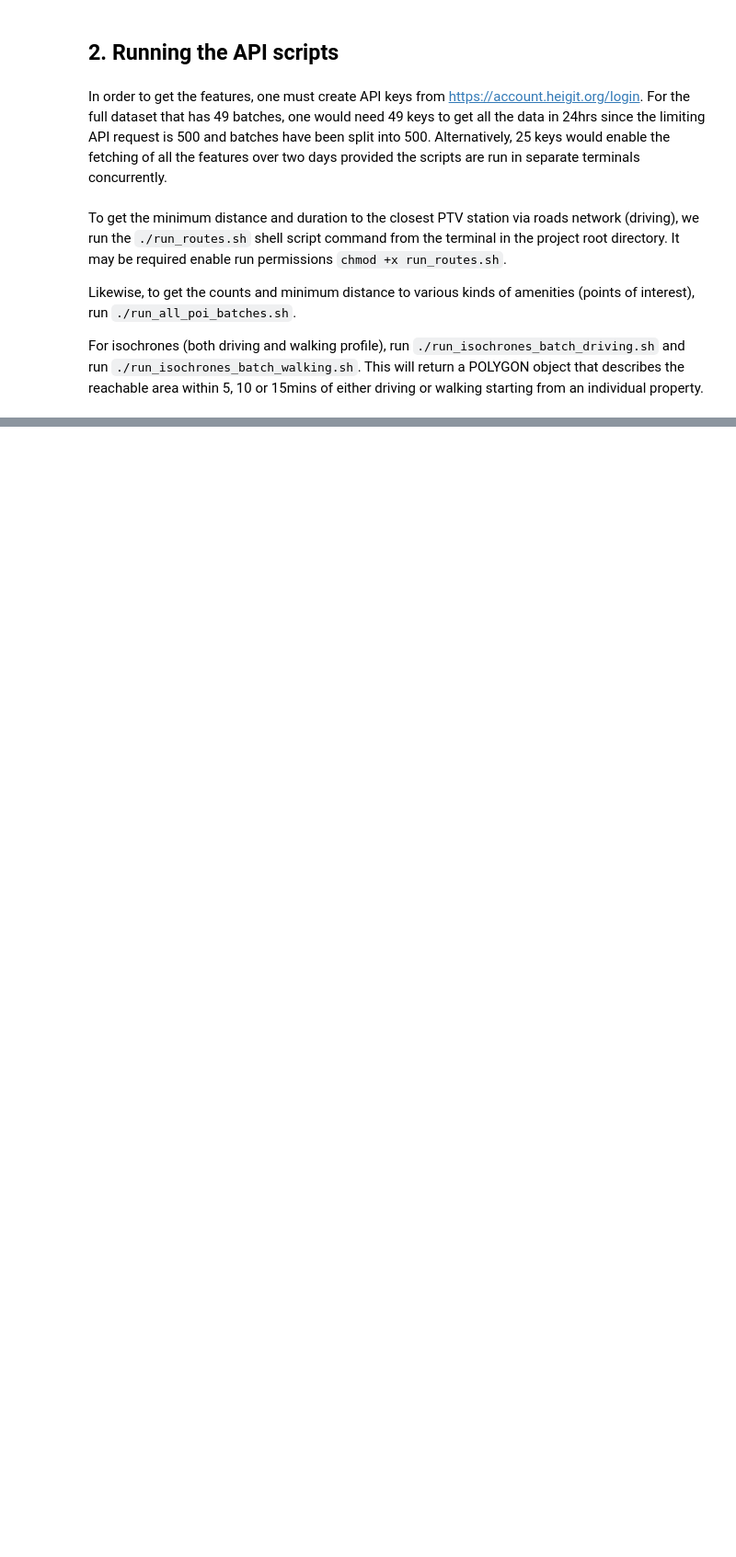
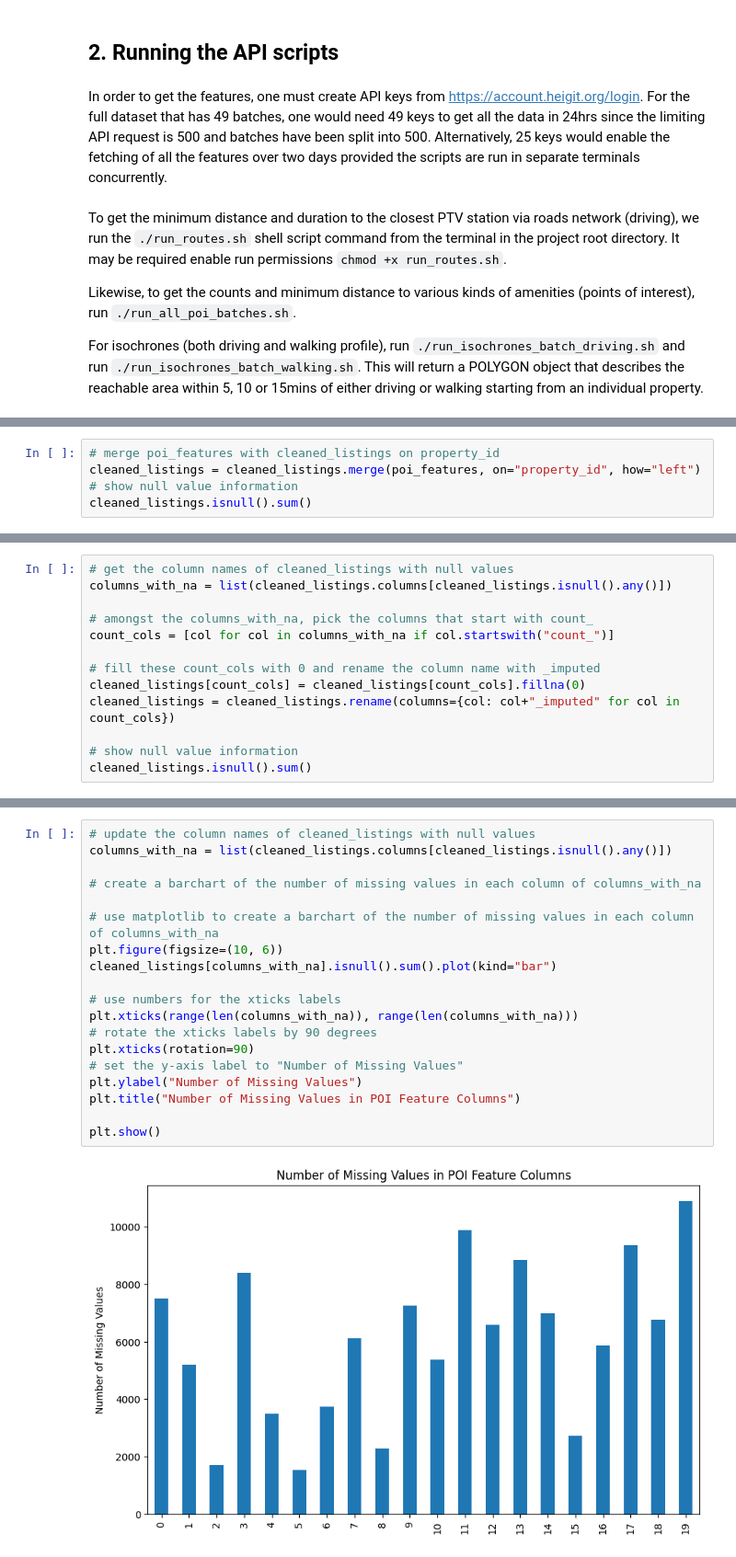
Before and after one commit to jackshee/real-estate-industry-project-public-version, a Jupyter notebook: notebooks/1_feature_engineer.ipynb, the cells around one changed output, grey strips where cells are left out. Shown at 92% size. Saved outputs shown, nothing was run; the diff lists cells and outputs as text; blank space fills up the shorter version.

```diff
--- a/notebooks/1_feature_engineer.ipynb
+++ b/notebooks/1_feature_engineer.ipynb
@@ -360,0 +265,5 @@ All fetched data are saved as `.csv` files with `property_id` and features in `d
+# %%
+# merge poi_features with cleaned_listings on property_id
+cleaned_listings = cleaned_listings.merge(poi_features, on="property_id", how="left")
+# show null value information
+cleaned_listings.isnull().sum()
@@ -360,0 +288,13 @@ All fetched data are saved as `.csv` files with `property_id` and features in `d
+# %%
+# get the column names of cleaned_listings with null values
+columns_with_na = list(cleaned_listings.columns[cleaned_listings.isnull().any()])
+
+# amongst the columns_with_na, pick the columns that start with count_
+count_cols = [col for col in columns_with_na if col.startswith("count_")]
+
+# fill these count_cols with 0 and rename the column name with _imputed
+cleaned_listings[count_cols] = cleaned_listings[count_cols].fillna(0)
+cleaned_listings = cleaned_listings.rename(columns={col: col+"_imputed" for col in count_cols})
+
+# show null value information
+cleaned_listings.isnull().sum()
@@ -360,0 +319,21 @@ All fetched data are saved as `.csv` files with `property_id` and features in `d
+# %%
+# update the column names of cleaned_listings with null values
+columns_with_na = list(cleaned_listings.columns[cleaned_listings.isnull().any()])
+
+# create a barchart of the number of missing values in each column of columns_with_na
+
+# use matplotlib to create a barchart of the number of missing values in each column of columns_with_na
+plt.figure(figsize=(10, 6))
+cleaned_listings[columns_with_na].isnull().sum().plot(kind="bar")
+
+# use numbers for the xticks labels
+plt.xticks(range(len(columns_with_na)), range(len(columns_with_na)))
+# rotate the xticks labels by 90 degrees
+plt.xticks(rotation=90)
+# set the y-axis label to "Number of Missing Values"
+plt.ylabel("Number of Missing Values")
+plt.title("Number of Missing Values in POI Feature Columns")
+
+plt.show()
+# %% [output]
+[figure, added]
```
Also changed, not shown: parts of 32 cells of this notebook, 1 other file.
